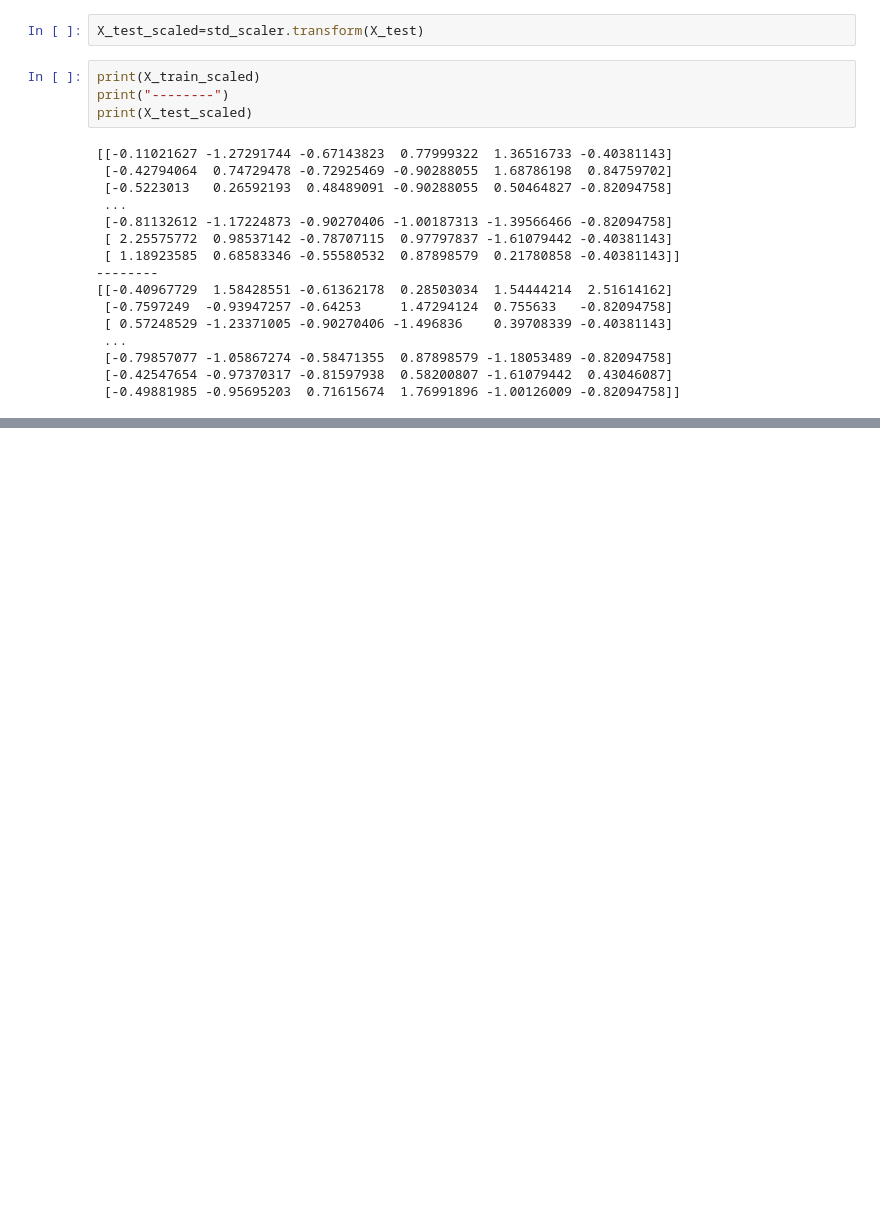
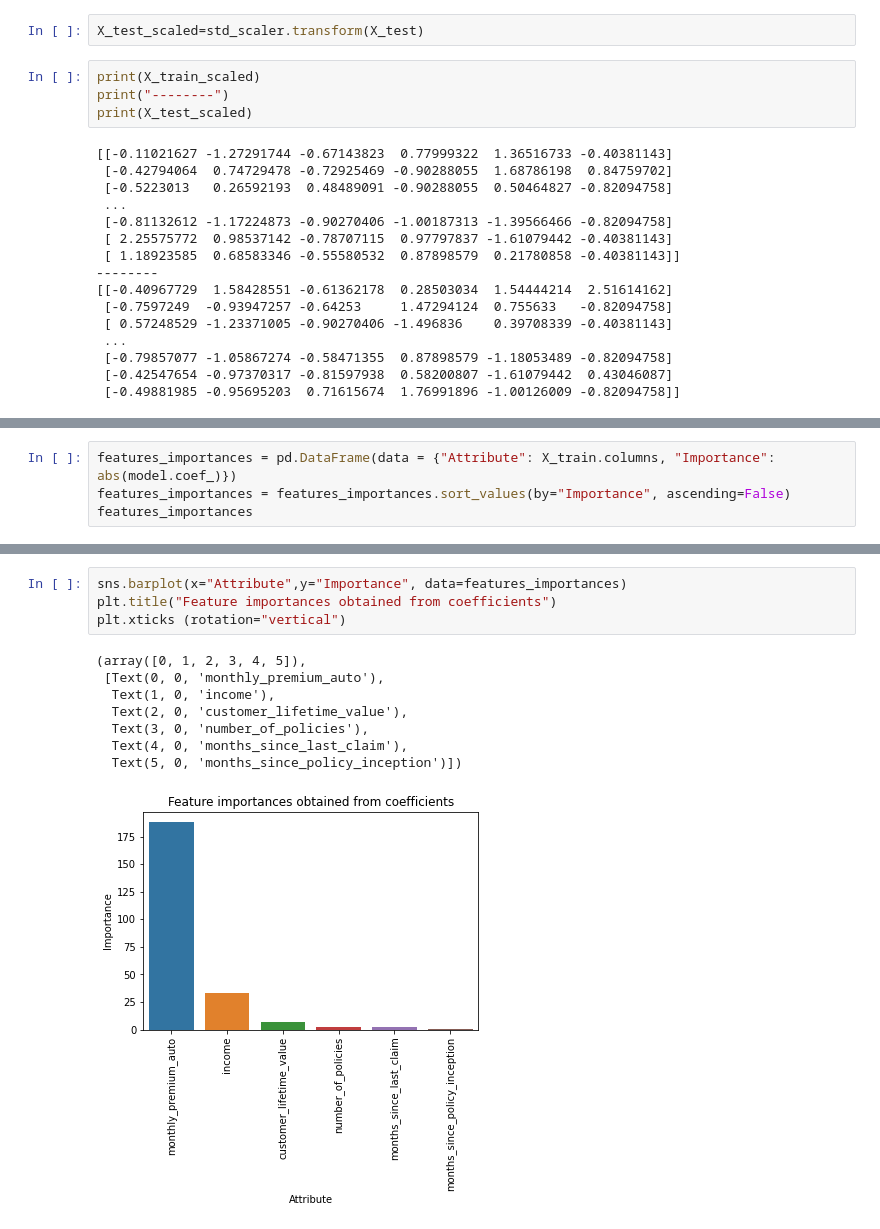
Before and after one commit to ellagoesbeyond/DA_Lab, a Jupyter notebook: week 4/week_four_day_2_LAB_Data Transformation.ipynb, the cells around one changed output, grey strips where cells are left out. Saved outputs shown, nothing was run; the diff lists cells and outputs as text; blank space fills up the shorter version.

```diff
--- a/week 4/week_four_day_2_LAB_Data Transformation.ipynb
+++ b/week 4/week_four_day_2_LAB_Data Transformation.ipynb
@@ -740,0 +784,4 @@ sns.barplot(y="Attribute",x="Importance", data=features_importances)
+# %%
+features_importances = pd.DataFrame(data = {"Attribute": X_train.columns, "Importance": abs(model.coef_)})
+features_importances = features_importances.sort_values(by="Importance", ascending=False)
+features_importances
@@ -740,0 +796,13 @@ sns.barplot(y="Attribute",x="Importance", data=features_importances)
+# %%
+sns.barplot(x="Attribute",y="Importance", data=features_importances)
+plt.title("Feature importances obtained from coefficients")
+plt.xticks (rotation="vertical")
+# %% [output]
+(array([0, 1, 2, 3, 4, 5]),
+ [Text(0, 0, 'monthly_premium_auto'),
+  Text(1, 0, 'income'),
+  Text(2, 0, 'customer_lifetime_value'),
+  Text(3, 0, 'number_of_policies'),
+  Text(4, 0, 'months_since_last_claim'),
+  Text(5, 0, 'months_since_policy_inception')])
+[figure, added]
```
Also changed, not shown: parts of 61 cells of this notebook.
